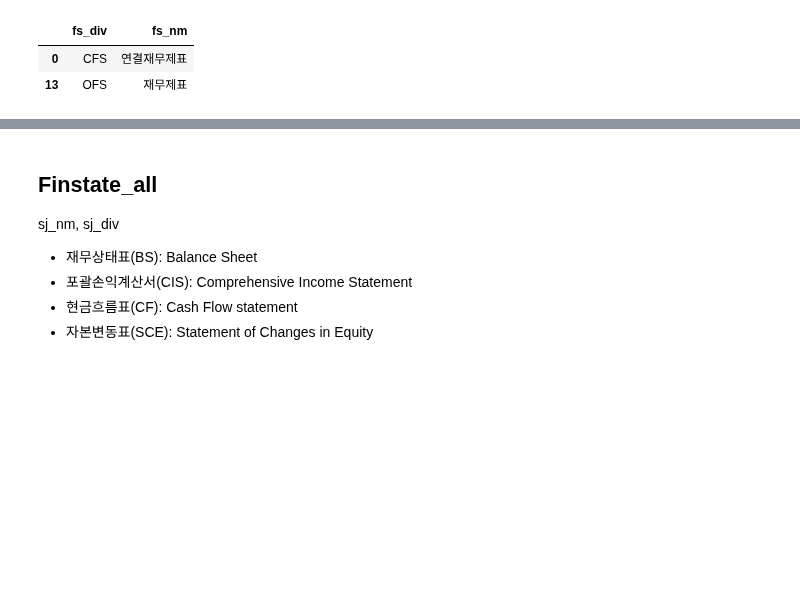
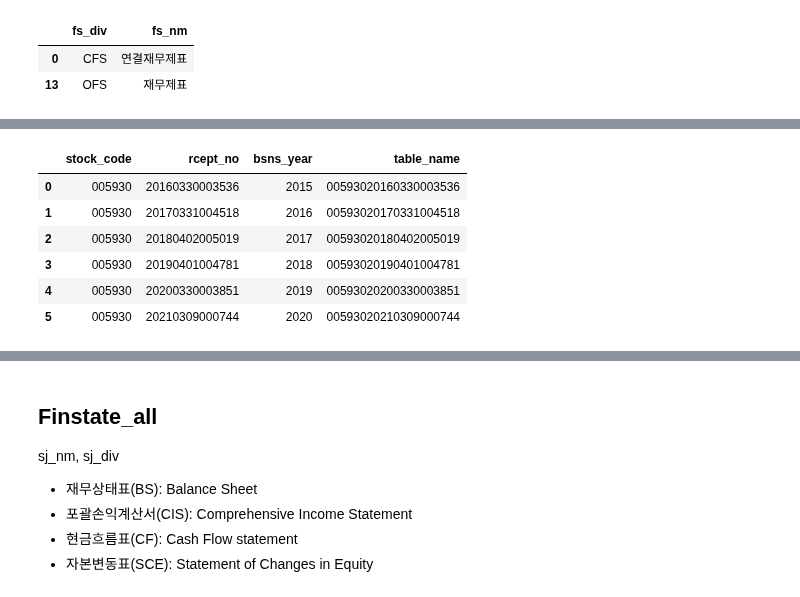
Before and after one commit to simonjisu/Text2SQL, a Jupyter notebook: Notebooks/SQLDatabase.ipynb, the cells around one changed output, grey strips where cells are left out. Saved outputs shown, nothing was run; the diff lists cells and outputs as text; code cells hidden in the pictures; blank space fills up the shorter version.

```diff
--- a/Notebooks/SQLDatabase.ipynb
+++ b/Notebooks/SQLDatabase.ipynb
@@ -278,0 +287,5 @@ dart.xbrl_taxonomy('BS1')
+# %%
+df_bs1 = dart.xbrl_taxonomy(sj_div="BS1")
+df_cis1 = dart.xbrl_taxonomy(sj_div="IS1")
+bs1_dict = {k: v for k, v in df_bs1.loc[:, ["label_kor", "account_nm"]].values}
+is1_dict = {k: v for k, v in df_is1.loc[:, ["label_kor", "account_nm"]].values}
@@ -278,0 +356,15 @@ dart.xbrl_taxonomy('BS1')
+# %%
+# save to sql
+dfs = [preprocess_finstate(dart.finstate(corp, bsns_year, reprt_code="11011")).iloc[:12] for bsns_year in bsns_years]
+cols = ["stock_code", "rcept_no", "bsns_year"]
+rcept_nos = pd.DataFrame([df.loc[0, cols] for df in dfs], columns=cols).reset_index(drop=True)
+rcept_nos["table_name"] = rcept_nos["stock_code"] + rcept_nos["rcept_no"]
+rcept_nos
+# %% [output]
+|  | stock_code | rcept_no | bsns_year | table_name |
+| 0 | 005930 | 20160330003536 | 2015 | 00593020160330003536 |
+| 1 | 005930 | 20170331004518 | 2016 | 00593020170331004518 |
+| 2 | 005930 | 20180402005019 | 2017 | 00593020180402005019 |
+| 3 | 005930 | 20190401004781 | 2018 | 00593020190401004781 |
+| 4 | 005930 | 20200330003851 | 2019 | 00593020200330003851 |
+| 5 | 005930 | 20210309000744 | 2020 | 00593020210309000744 |
```
Also changed, not shown: parts of 24 cells of this notebook.
